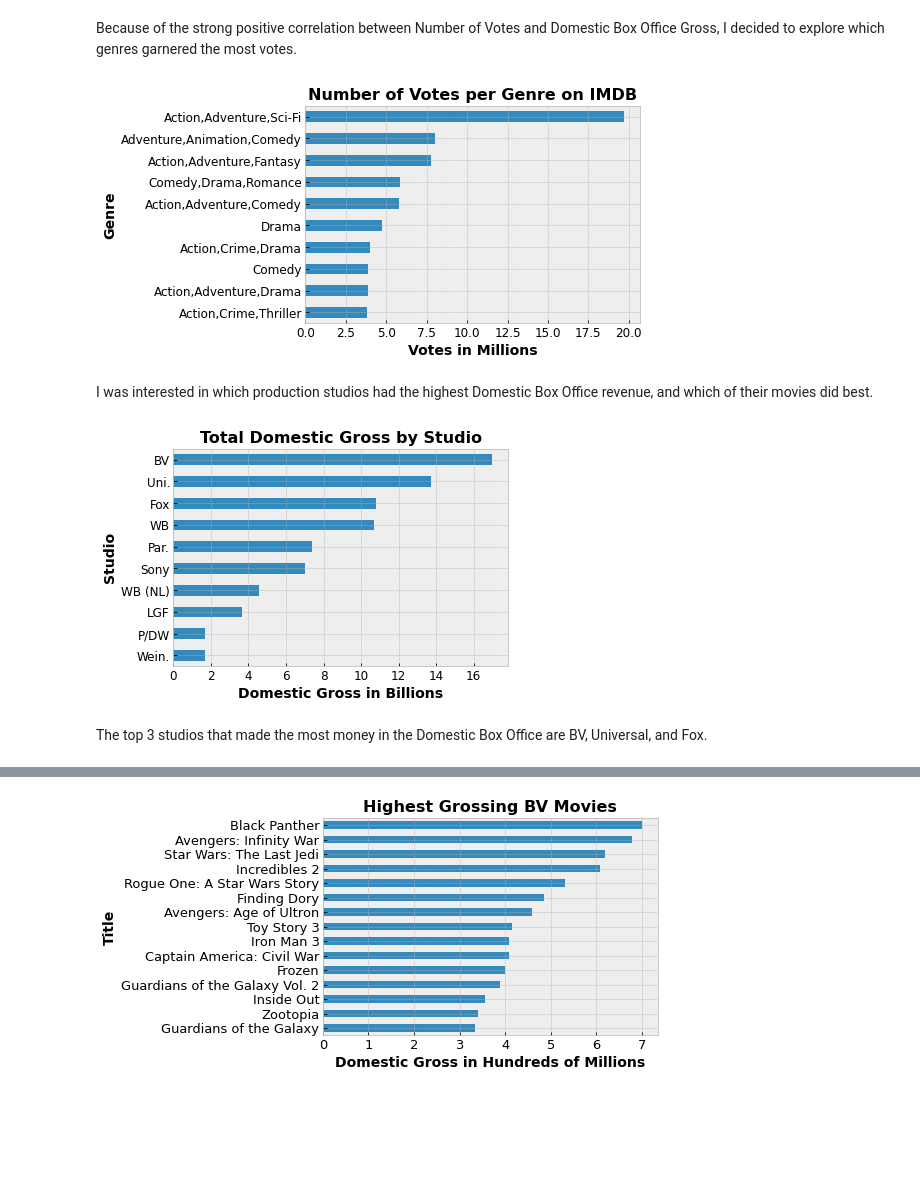
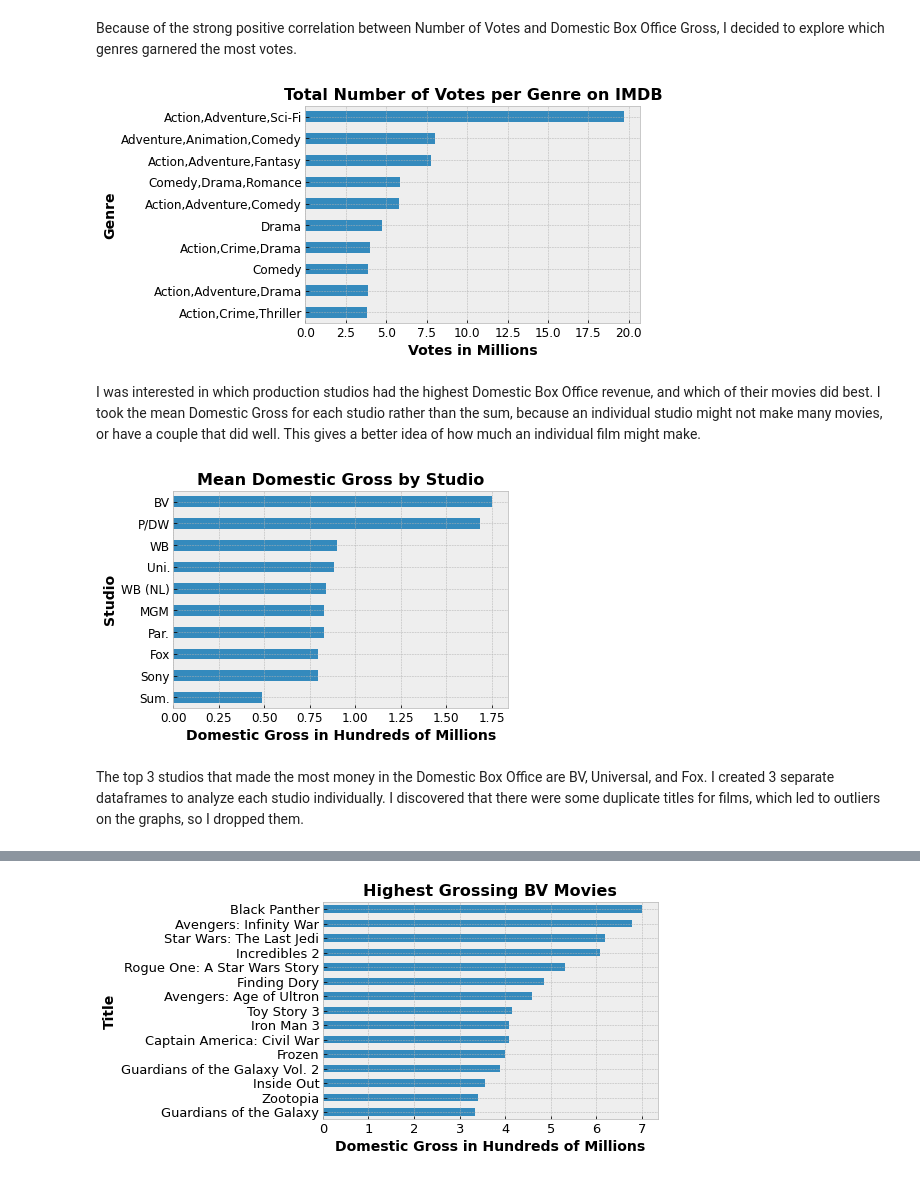
Before and after one commit to turtleduck18/phase-1-project, a Jupyter notebook: dsc-phase1-project-template-Copy2.ipynb, the cells around one changed output, grey strips where cells are left out. Saved outputs shown, nothing was run; the diff lists cells and outputs as text; code cells hidden in the pictures; blank space fills up the shorter version.

```diff
--- a/dsc-phase1-project-template-Copy2.ipynb
+++ b/dsc-phase1-project-template-Copy2.ipynb
@@ -475,28 +459,29 @@ Because of the strong positive correlation between Number of Votes and Domestic
 # %%
 with plt.style.context('bmh'):
     (alljoined.groupby(['Genres'])['Number of Votes'].sum().sort_values(ascending = False).head(10)/1000000).plot(kind = 'barh')
-    plt.title('Number of Votes per Genre on IMDB', fontsize = 16, fontweight = 'bold')
+    plt.title('Total Number of Votes per Genre on IMDB', fontsize = 16, fontweight = 'bold')
     plt.gca().invert_yaxis()
     plt.xlabel('Votes in Millions', fontsize = 14, fontweight = 'bold')
     plt.ylabel('Genre', fontsize = 14, fontweight = 'bold')
     plt.xticks(fontsize = 12)
     plt.yticks(fontsize = 12)
+#Action/Adventure/Sci-fi
 # %% [output]
-[figure, old version]
+[figure, new version]
 # %% [markdown]
-I was interested in which production studios had the highest Domestic Box Office revenue, and which of their movies did best.
+I was interested in which production studios had the highest Domestic Box Office revenue, and which of their movies did best. I took the mean Domestic Gross for each studio rather than the sum, because an individual studio might not make many movies, or have a couple that did well. This gives a better idea of how much an individual film might make.
 # %%
 with plt.style.context('bmh'):
-    (alljoined.groupby(['Studio'])['Domestic Gross'].sum().sort_values(ascending = False).head(10)/1000000000).plot(kind = 'barh')
-    plt.title('Total Domestic Gross by Studio', fontsize = 16, fontweight = 'bold')
+    (alljoined.groupby(['Studio'])['Domestic Gross'].mean().sort_values(ascending = False).head(10)/100000000).plot(kind = 'barh')
+    plt.title('Mean Domestic Gross by Studio', fontsize = 16, fontweight = 'bold')
     plt.gca().invert_yaxis()
-    plt.xlabel('Domestic Gross in Billions', fontsize = 14, fontweight = 'bold')
+    plt.xlabel('Domestic Gross in Hundreds of Millions', fontsize = 14, fontweight = 'bold')
     plt.ylabel('Studio', fontsize = 14, fontweight = 'bold')
     plt.xticks(fontsize = 12)
     plt.yticks(fontsize = 12)
 # %% [output]
-[figure, old version]
+[figure, new version]
 # %% [markdown]
-The top 3 studios that made the most money in the Domestic Box Office are BV, Universal, and Fox.
+The top 3 studios that made the most money in the Domestic Box Office are BV, Universal, and Fox. I created 3 separate dataframes to analyze each studio individually. I discovered that there were some duplicate titles for films, which led to outliers on the graphs, so I dropped them.
 # %%
 BVonly = alljoined[alljoined['Studio']== 'BV']
```
Also changed, not shown: parts of 18 cells of this notebook, 1 other file.
